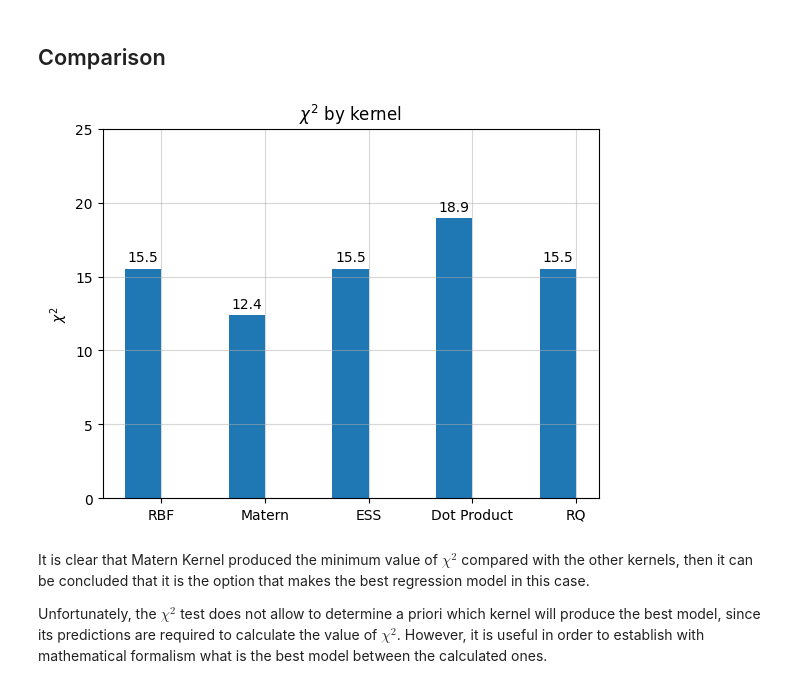
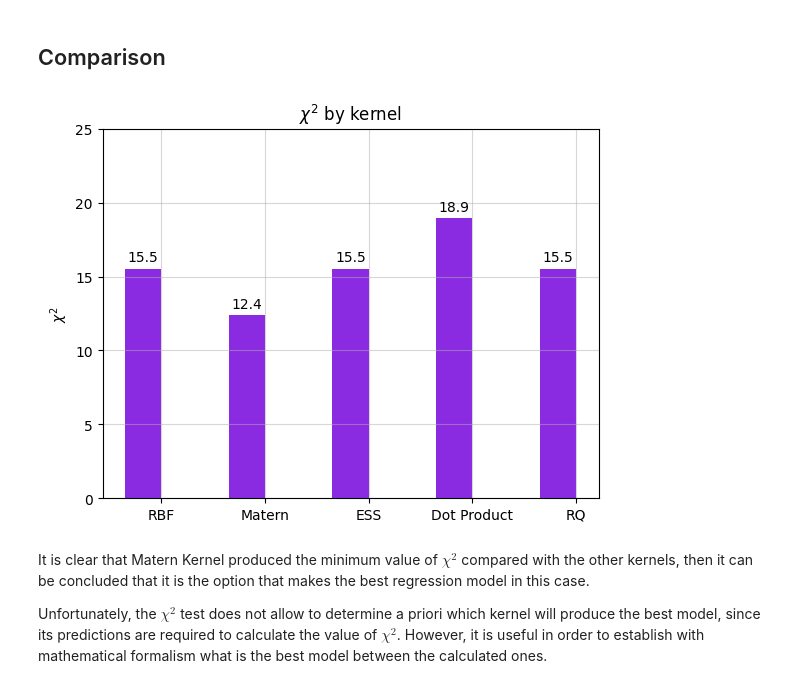
Before and after one commit to JesusUg2497/GP_in_Cosmology, a Jupyter notebook: 1a-Kernel_Selection_for_Linear_Regression.ipynb, the cells around one changed output. Drawn from its saved outputs; the diff is of its cells as text; code cells hidden in the pictures.

```diff
--- a/1a-Kernel_Selection_for_Linear_Regression.ipynb
+++ b/1a-Kernel_Selection_for_Linear_Regression.ipynb
@@ -135,7 +133,7 @@ https://scikit-learn.org/stable/modules/generated/sklearn.gaussian_process.kerne
 # %%
 # Estimation of the model
 k = C(1.0)*ExpSineSquared()
-gp = GaussianProcessRegressor(kernel=k,alpha=dy**2, n_restarts_optimizer=10)
+gp = GaussianProcessRegressor(kernel=k,alpha=dy**2, n_restarts_optimizer=100)
 
 gp.fit(x, y)
 
@@ -207,32 +205,33 @@ plt.savefig("Linear_RQ.png")
 # %%
 labels = ['RBF', 'Matern', 'ESS', 'Dot Product', 'RQ']
 chi2_kernels = [chi2_RBF, chi2_M, chi2_ESS, chi2_DP, chi2_RQ]
 
 x = np.arange(len(labels))  # the label locations
 width = 0.35  # the width of the bars
 
 fig, ax = plt.subplots()
-rects1 = ax.bar(x - width/2, chi2_kernels, width)
+rects1 = ax.bar(x - width/2, chi2_kernels, width, color = 'blueviolet')
 
 def autolabel(rects):
     """Attach a text label above each bar in *rects*, displaying its height."""
     for rect in rects:
         height = rect.get_height()
         ax.annotate('{:.1f}'.format(height),
                     xy=(rect.get_x() + rect.get_width() / 2, height),
                     xytext=(0, 3),  # 3 points vertical offset
                     textcoords="offset points",
                     ha='center', va='bottom')
 autolabel(rects1)
 
 ax.set_ylabel('$\chi^{2}$')
 ax.set_title('$\chi^{2}$ by kernel')
 ax.set_xticks(x)
 ax.set_xticklabels(labels)
 plt.ylim(0,25)
-plt.grid(alpha=0.5);
+plt.grid(alpha=0.5)
+plt.savefig("chi2_linear.png");
 # %% [output]
-[figure, old version]
+[figure, new version]
 # %% [markdown]
 It is clear that Matern Kernel produced the minimum value of $\chi^{2}$ compared with the other kernels, then it can be concluded that it is the option that makes the best regression model in this case.
 
```
Also changed, not shown: parts of 7 cells of this notebook, 3 other files.
